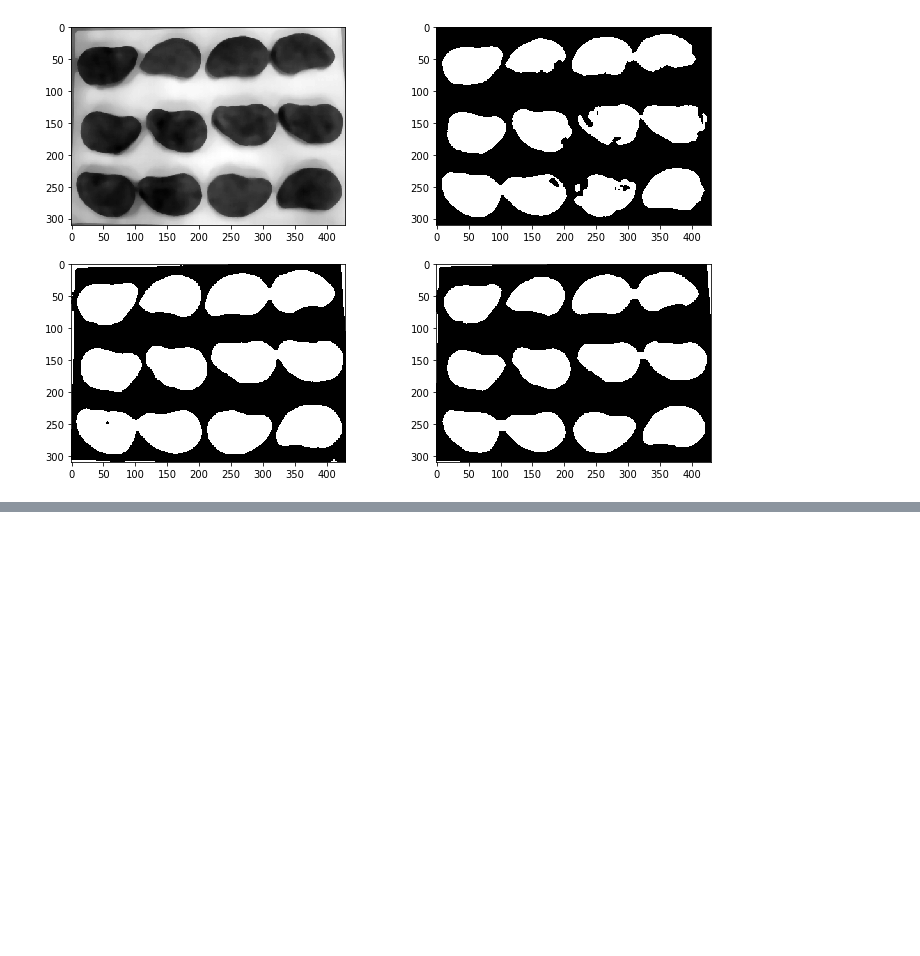
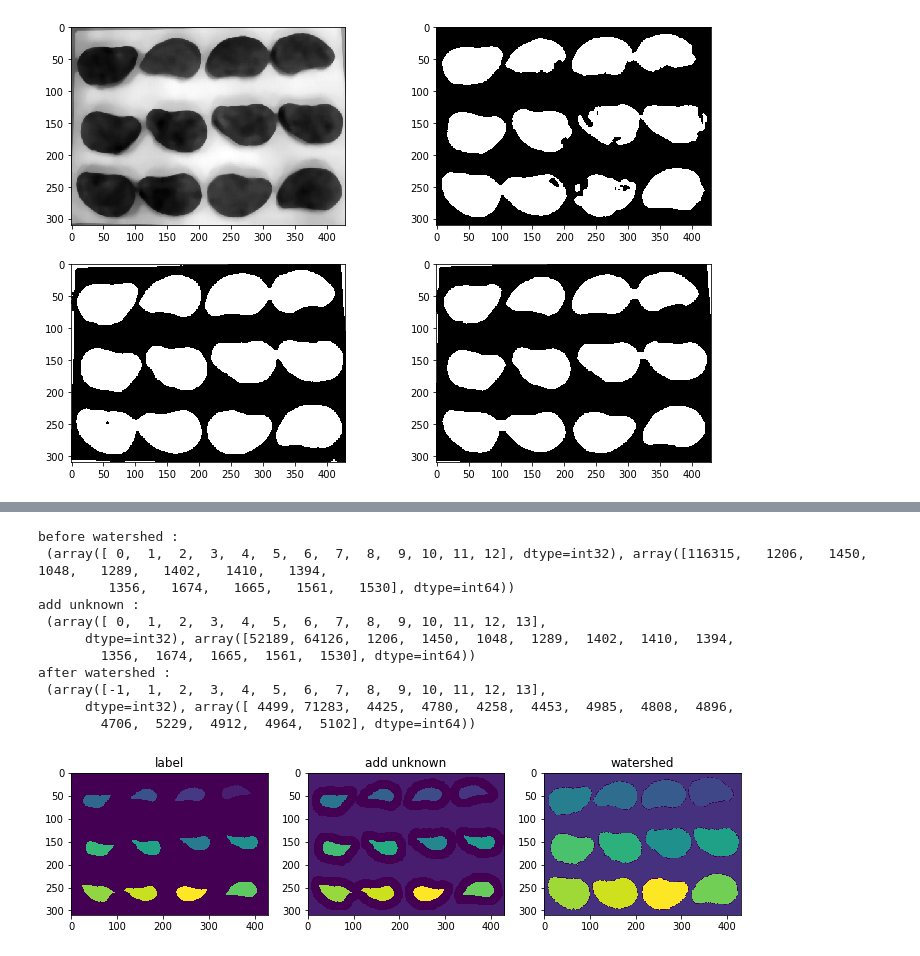
Before and after one commit to kargenk/fried_shrimp_detection, a Jupyter notebook: make_mask.ipynb, the cells around one changed output, grey strips where cells are left out. Saved outputs shown, nothing was run; the diff lists cells and outputs as text; code cells hidden in the pictures; blank space fills up the shorter version.

```diff
--- a/make_mask.ipynb
+++ b/make_mask.ipynb
@@ -104,0 +155,37 @@ plt.show()
+# %%
+plt.figure(figsize=(12, 4))
+
+# foregroundの1オブジェクトごとにラベリング
+ret, markers = cv2.connectedComponents(sure_fg)
+plt.subplot(131); plt.imshow(markers); plt.title('label')
+
+# markersのデータの中身，0:背景 1以降:物体
+print('before watershed : \n', np.unique(markers, return_counts=True))
+
+# 0をunknown境界として用いるため，1を足して，1:背景 2以降:物体とする
+markers += 1
+markers[unknown == 255] = 0
+plt.subplot(132); plt.imshow(markers); plt.title('add unknown')
+
+# 0:unknown 1:背景 2以降:物体
+print('add unknown : \n', np.unique(markers, return_counts=True))
+
+# 各情報からwatershedを実行
+markers = cv2.watershed(RoI, markers)
+plt.subplot(133); plt.imshow(markers); plt.title('watershed')
+
+# watershed実行後は-1:境界 1:背景 2以降:物体
+print('after watershed : \n', np.unique(markers,return_counts=True))
+# %% [output]
+before watershed :
+ (array([ 0,  1,  2,  3,  4,  5,  6,  7,  8,  9, 10, 11, 12], dtype=int32), array([116315,   1206,   1450,   1048,   1289,   1402,   1410,   1394,
+         1356,   1674,   1665,   1561,   1530], dtype=int64))
+add unknown :
+ (array([ 0,  1,  2,  3,  4,  5,  6,  7,  8,  9, 10, 11, 12, 13],
+      dtype=int32), array([52189, 64126,  1206,  1450,  1048,  1289,  1402,  1410,  1394,
+        1356,  1674,  1665,  1561,  1530], dtype=int64))
+after watershed :
+ (array([-1,  1,  2,  3,  4,  5,  6,  7,  8,  9, 10, 11, 12, 13],
+      dtype=int32), array([ 4499, 71283,  4425,  4780,  4258,  4453,  4985,  4808,  4896,
+        4706,  5229,  4912,  4964,  5102], dtype=int64))
+[figure, added]
```
Also changed, not shown: parts of 6 cells of this notebook.
